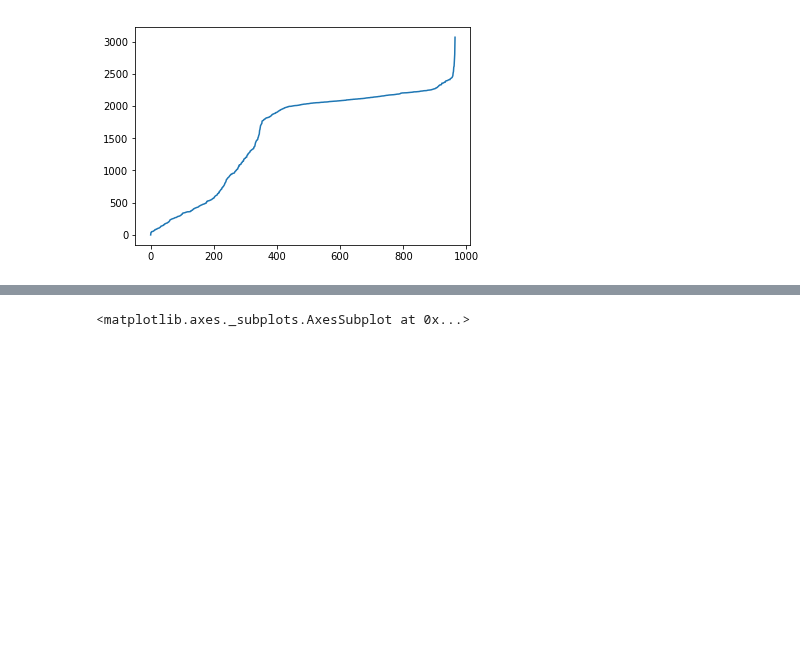
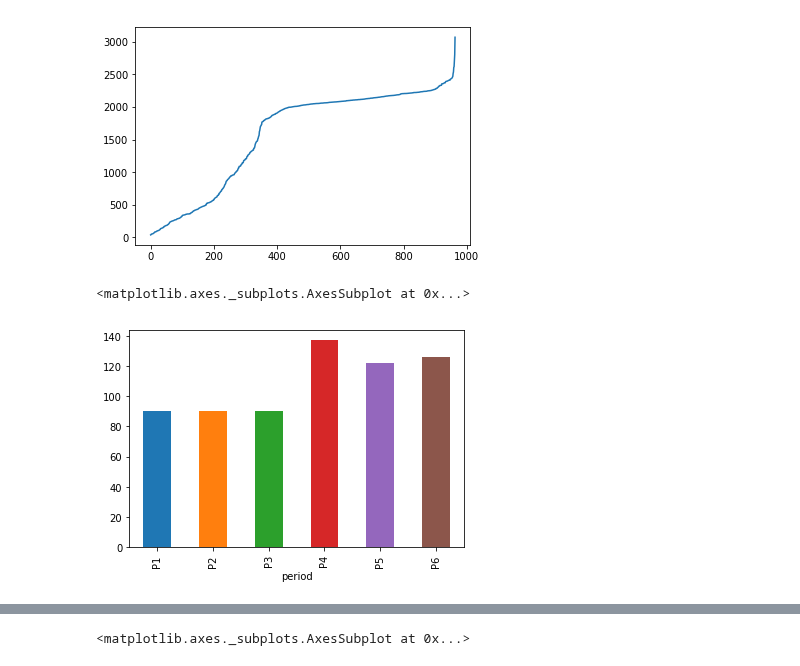
Before and after one commit to LennartKeller/TextklassifikationsProjekt2019, a Jupyter notebook: Describe_Dataset.ipynb, the cells around one changed output, grey strips where cells are left out. Drawn from its saved outputs; the diff is of its cells as text; code cells hidden in the pictures; blank space fills up the shorter version.

```diff
--- a/Describe_Dataset.ipynb
+++ b/Describe_Dataset.ipynb
@@ -1,8 +1,8 @@
 # %%
 import pandas as pd
 df = pd.read_csv('full_taggeddataset.csv').dropna()
-#df = df[df.genre != 'NEWS-P4']
-#df = df[df.region != 'NEWS']
+df = df[df.genre != 'NEWS-P4']
+df = df[df.region != 'NEWS']
 # %%
 df.head()
 # %% [output]
@@ -35,3 +35,8 @@ plt.plot(list(range(len(df.lemmas))), sorted([len(re.split(r'\W+', lemmas)) for
 # %% [output]
 [<matplotlib.lines.Line2D at 0x...>]
 [figure]
+# %%
+df[df.genre != 'NEWS'].groupby('period').title.count().plot(kind='bar')
+# %% [output]
+<matplotlib.axes._subplots.AxesSubplot at 0x...>
+[figure, added]
```
Also changed, not shown: parts of 3 cells of this notebook.
